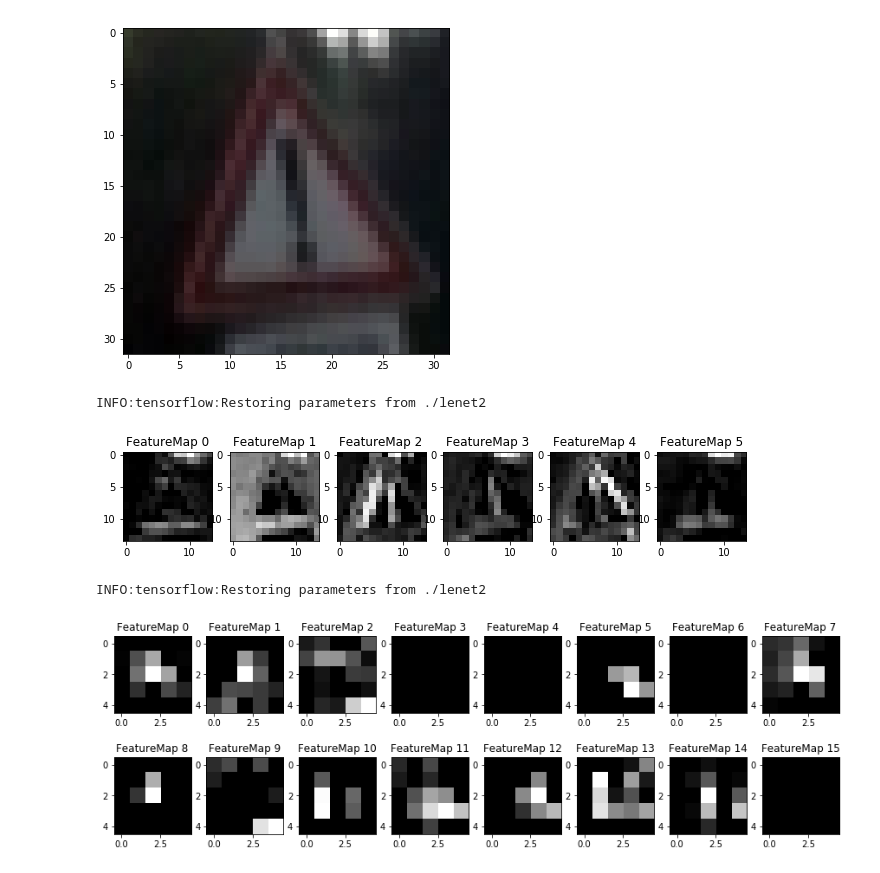
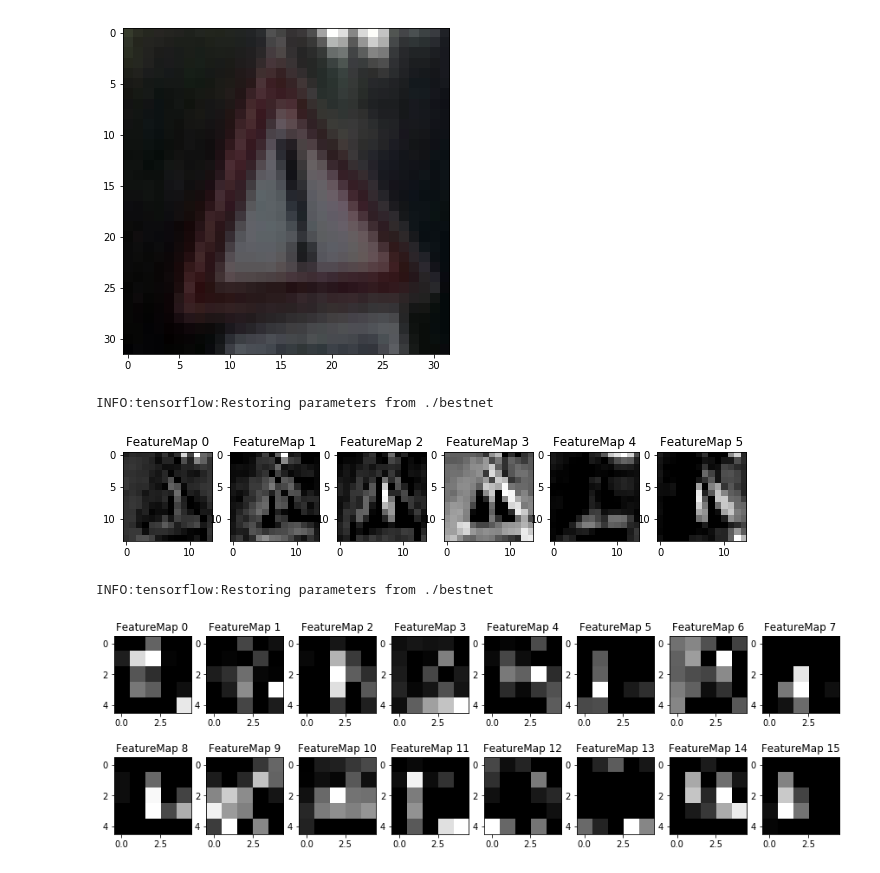
Before and after one commit to Chassein/CarND-Traffic-Sign-Classifier-Project, a Jupyter notebook: Traffic_Sign_Classifier.ipynb, the cells around one changed output. Cells and saved outputs as stored; diff of their text form; code cells hidden in the pictures.

```diff
--- a/Traffic_Sign_Classifier.ipynb
+++ b/Traffic_Sign_Classifier.ipynb
@@ -377,6 +304,9 @@ sets imply underfitting. A high accuracy on the training set but low accuracy on
 # %%
 import time
 start = time.time()
+
+best_acc = 0.93
+
 with tf.Session() as sess:
     sess.run(tf.global_variables_initializer())
     num_examples = len(X_train)
@@ -393,29 +323,24 @@ with tf.Session() as sess:
             batch_x, batch_y = X_train[offset:end], y_train[offset:end]
             sess.run(training_operation, feed_dict={x: batch_x, y: batch_y, keep_prob: 0.5})
 
-            if(inner_loop_counter%100 == 0):
-                batch_loss = sess.run(loss_operation, feed_dict={x: batch_x, y: batch_y, keep_prob: 1.0})
-                print("Train Loss= {:.3f}".format(batch_loss))
-
-        #validation_accuracy = evaluate(X_valid, y_valid)
-        #validation_accuracy = evaluate(X_valid,y_group_valid)
-
-        #current_cost = sess.run(loss_operation, feed_dict={x: X_train, y: y_group_train, keep_prob: 1.0})
         train_accuracy = evaluate(X_train,y_train)
         validation_accuracy = evaluate(X_valid,y_valid)
         print("EPOCH {} ...".format(i+1))
-        #print("Train Loss= {:.3f}".format(current_cost))
         print("Train Accuracy = {:.3f}".format(train_accuracy))
         print("Validation Accuracy = {:.3f}".format(validation_accuracy))
+
+        if(validation_accuracy > best_acc):
+            best_acc = validation_accuracy
+            saver.save(sess, './bestnet')
+            print("Model improved")
+
         print()
-
-    saver.save(sess, './lenet2')
-    print("Model saved")
 
 end = time.time()
 
-print("Duration of the training")
-print(end-start)
+print("Training Statistics")
+print("Best Validation Accuracy = {:.3f}".format(best_acc))
+print("Training time (on GTX 670): {:.2f} seconds".format(end-start))
 # %% [output]
 Training...
 
@@ -477,10 +402,10 @@ test_images = test_images.astype(float)
 test_images -= np.array([red_mean,green_mean,blue_mean])
 
 with tf.Session() as sess:
-  # Restore variables from disk.
-  saver.restore(sess, "./lenet2")
-  test_accuracy = evaluate(X_test,y_test)
-  test_logits = sess.run(logits, feed_dict={x: test_images,keep_prob: 1.0})
+    # Restore variables from disk.
+    saver.restore(sess, "./bestnet")
+    test_accuracy = evaluate(X_test,y_test)
+    test_logits = sess.run(logits, feed_dict={x: test_images,keep_prob: 1.0})
 
 
 sorted_logits = np.argsort(-test_logits)
@@ -668,18 +555,20 @@ plot_image(stimulus)
 # %% [output]
 [figure]
 # %%
+#First layer activations
 with tf.Session() as sess:
   # Restore variables from disk.
-  saver.restore(sess, "./lenet2")
+  saver.restore(sess, "./bestnet")
   outputFeatureMap(stimulus,layer_1)
 # %% [output]
-INFO:tensorflow:Restoring parameters from ./lenet2
+INFO:tensorflow:Restoring parameters from ./bestnet
-[figure, old version]
+[figure, new version]
 # %%
+#Second layer activations
 with tf.Session() as sess:
   # Restore variables from disk.
-  saver.restore(sess, "./lenet2")
+  saver.restore(sess, "./bestnet")
   outputFeatureMap(stimulus,layer_2)
 # %% [output]
-INFO:tensorflow:Restoring parameters from ./lenet2
+INFO:tensorflow:Restoring parameters from ./bestnet
-[figure, old version]
+[figure, new version]
```
Also changed, not shown: parts of 15 cells of this notebook, 11 other files.
